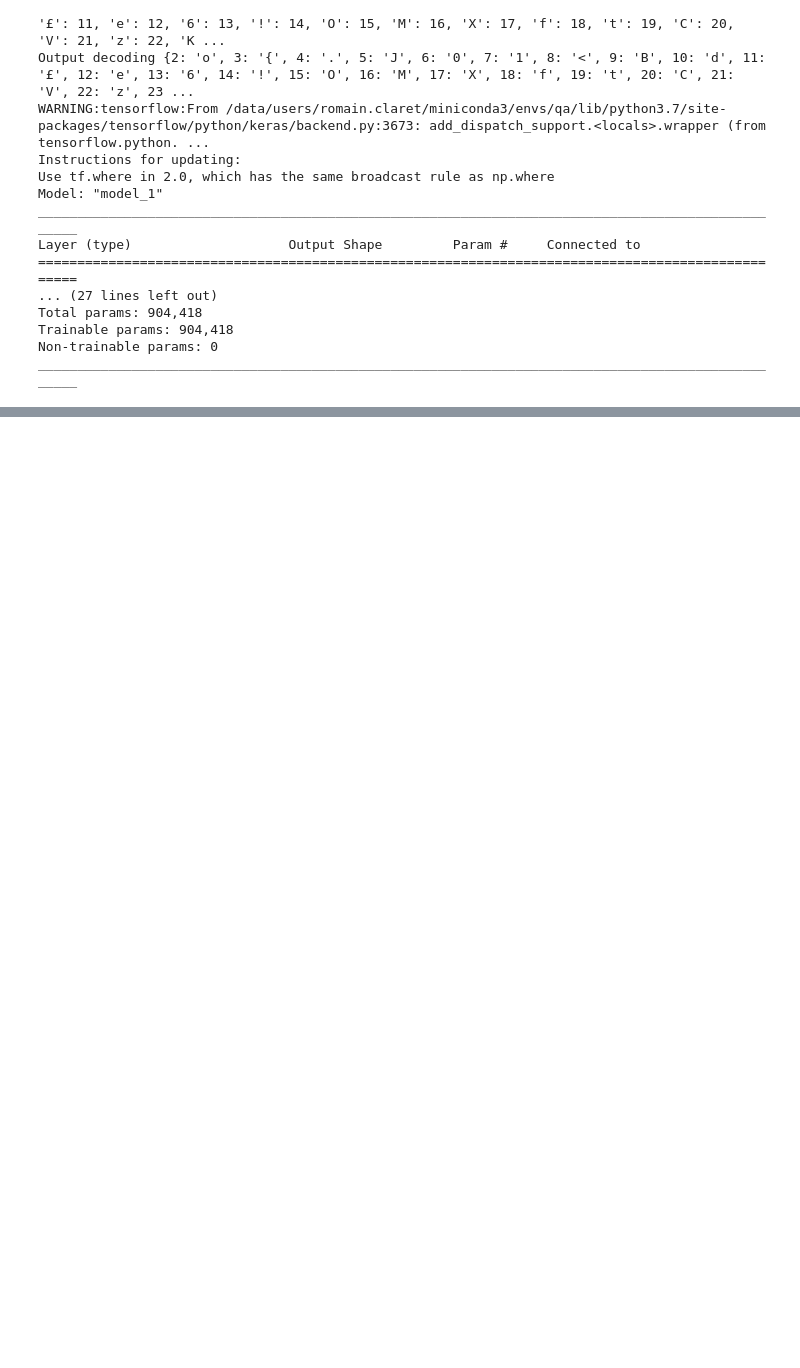
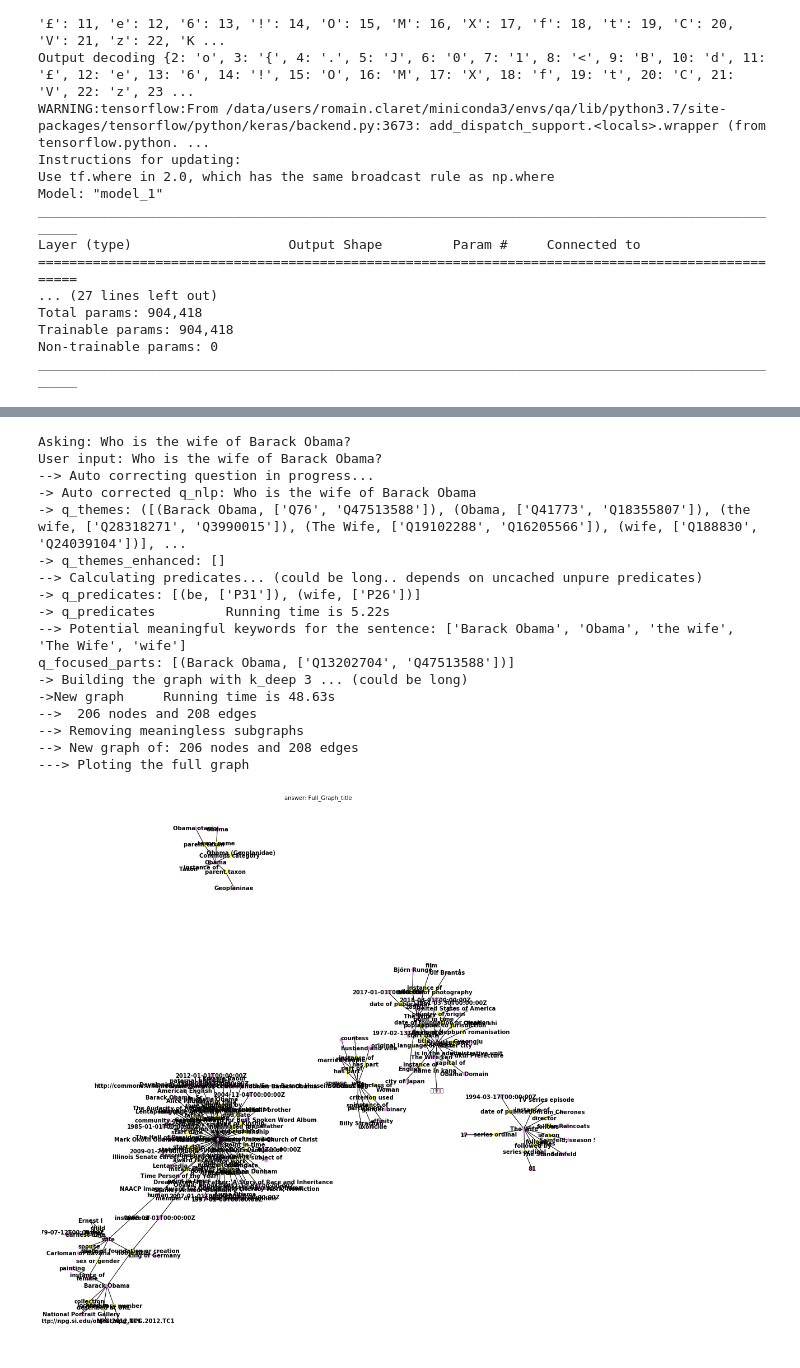
Before and after one commit to RomainClaret/mse.thesis.code, a Jupyter notebook: tm-qa-3.ipynb, the cells around one changed output, grey strips where cells are left out. Drawn from its saved outputs; the diff is of its cells as text; code cells hidden in the pictures; blank space fills up the shorter version.

Commit message:
/ final update for Master Thesis, part 1

```diff
--- a/tm-qa-3.ipynb
+++ b/tm-qa-3.ipynb
@@ -3012,7 +3168,10 @@ def get_hypothesises(nlp, predicates_dict, predicates, themes, paths_keywords, f
     #print("w_names",w_names)
     #print("w_names_only",w_names_only)
 
+
+
     date_trigger = "date" in w_names_only
+    if not date_trigger: date_trigger = is_time_question(nlp)
     #person_trigger = "person" in w_names_only
     #print("date_trigger",date_trigger)
     #print("person_trigger",person_trigger)
@@ -4501,23 +4660,34 @@ def get_context_graph(answer, graph, themes,question, previous_graph=False, in_c
 #context_graph_test = get_context_graph(answer_2,context_graph_2,question=question,in_context=True)
 #plot_graph(context_graph_test, "file_name_graph", "Graph_title")
 # %%
-def convert_to_literal(to_literal):
+def convert_to_literal(to_literal, question):
+    #print("to_literal",to_literal)
+    DATE_WORDS = ["year", "month", "day", "date"]
     if is_timestamp(to_literal):
         datetimeObj = datetime.strptime(to_literal, '%Y-%m-%dT%H:%M:%SZ')
-        if str(datetimeObj.time())!="00:00:00" and str(datetimeObj.date())[5:]=="01-01":
-            to_literal = str(datetimeObj.year)
+        question_list = question.lower().split(" ")
+        if (any([any(e) for e in [[item==item2 for item in DATE_WORDS] for item2 in question_list]]) and
+            ("what" in question_list or "which" in question_list)):
+            #print("1 here")
+            return str(datetimeObj.year)
+        elif str(datetimeObj.time())=="00:00:00" and str(datetimeObj.date())[5:]=="01-01":
+            #print("2 here")
+            return str(datetimeObj.year)
         elif str(datetimeObj.time())=="00:00:00":
-            to_literal = str(datetimeObj.strftime("%d %B %Y"))
+            return str(datetimeObj.strftime("%d %B %Y"))
         else:
-            to_literal = str(datetimeObj.strftime("%d %B %Y")+" at "+datetimeObj.strftime("%H:%M"))
-        return to_literal
+            return str(datetimeObj.strftime("%d %B %Y")+" at "+datetimeObj.strftime("%H:%M"))
     else:
         return to_literal
+
+#convert_to_literal("1997-01-01T00:00:00Z","What was the date of publication for the first book?")
 # %%
 def is_binary_question(nlp_question):
     BINARY_VERBS = ['be', 'have', 'do']
     #print(nlp_question[0],nlp_question[0].lemma_,nlp_question[0].pos_,nlp_question[0].tag_)
     if len(nlp_question)<=1:
+        return False
+    elif nlp_question[0].lemma_ in BINARY_VERBS and "or" in [w.lemma_ for w in nlp_question]:
         return False
     elif nlp_question[0].lemma_ in BINARY_VERBS:
         return True
@@ -4525,5 +4695,5 @@ def is_binary_question(nlp_question):
         return True
     else: return False
 
-#nlp_question_test = get_nlp("Not")
+#nlp_question_test = get_nlp("Is this and that?")
 #is_binary_question(nlp_question_test)
@@ -5496,7 +5610,7 @@ def generate_answer_sentence(answer, question, model, tokenizer, verbose=False,
         raw_list = []
         sentence_spliters = []
         for i_e,e in enumerate(answer_best_path_spos):
-            e = convert_to_literal(e)
+            e = convert_to_literal(e, question)
             if i_e == 0:
                 raw_list.append('[CLS]')
                 if is_timestamp(e): raw_list.append('[MASK]')
@@ -5905,0 +6081,24 @@ def try_conversation_with_convex(questions, answer_convex=False, context_graph=F
+# %%
+question = "Who is the wife of Barack Obama?"
+print("Asking:", question)
+answer = get_full_answer(question, answer_context=False, context_graph=False, verbose=True, timer=True, show_graph=True, k_spo=0, k_chatty=0, g_autocorrect=True)
+print("\n\n\nGraphQA answer:",answer[0])
+# %% [output]
+Asking: Who is the wife of Barack Obama?
+User input: Who is the wife of Barack Obama?
+--> Auto correcting question in progress...
+-> Auto corrected q_nlp: Who is the wife of Barack Obama
+-> q_themes: ([(Barack Obama, ['Q76', 'Q47513588']), (Obama, ['Q41773', 'Q18355807']), (the wife, ['Q28318271', 'Q3990015']), (The Wife, ['Q19102288', 'Q16205566']), (wife, ['Q188830', 'Q24039104'])], ...
+-> q_themes_enhanced: []
+--> Calculating predicates... (could be long.. depends on uncached unpure predicates)
+-> q_predicates: [(be, ['P31']), (wife, ['P26'])]
+-> q_predicates         Running time is 5.22s
+--> Potential meaningful keywords for the sentence: ['Barack Obama', 'Obama', 'the wife', 'The Wife', 'wife']
+q_focused_parts: [(Barack Obama, ['Q13202704', 'Q47513588'])]
+-> Building the graph with k_deep 3 ... (could be long)
+->New graph     Running time is 48.63s
+-->  206 nodes and 208 edges
+--> Removing meaningless subgraphs
+--> New graph of: 206 nodes and 208 edges
+---> Ploting the full graph
+[figure, added]
```
Also changed, not shown: parts of 28 cells of this notebook, 35 other files.
